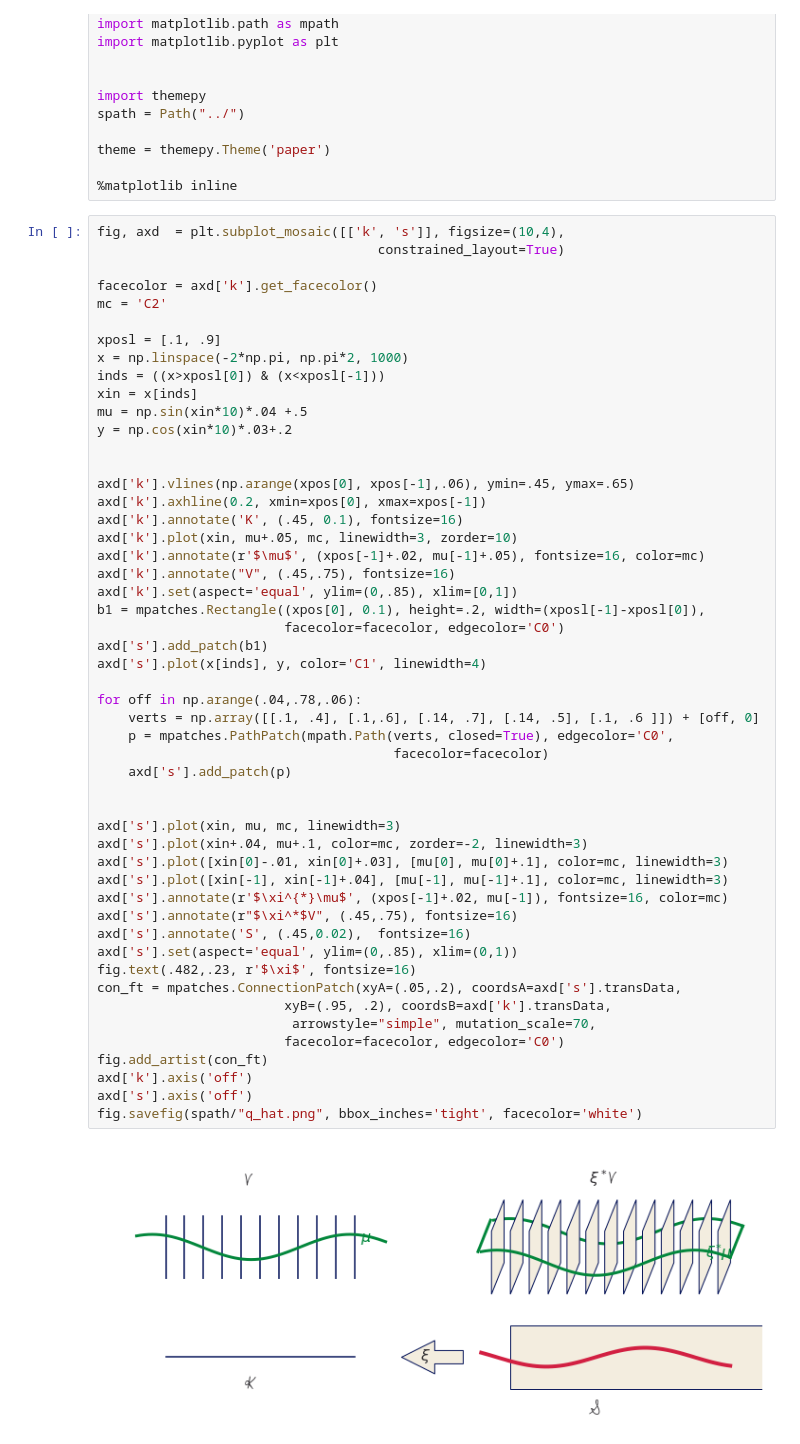
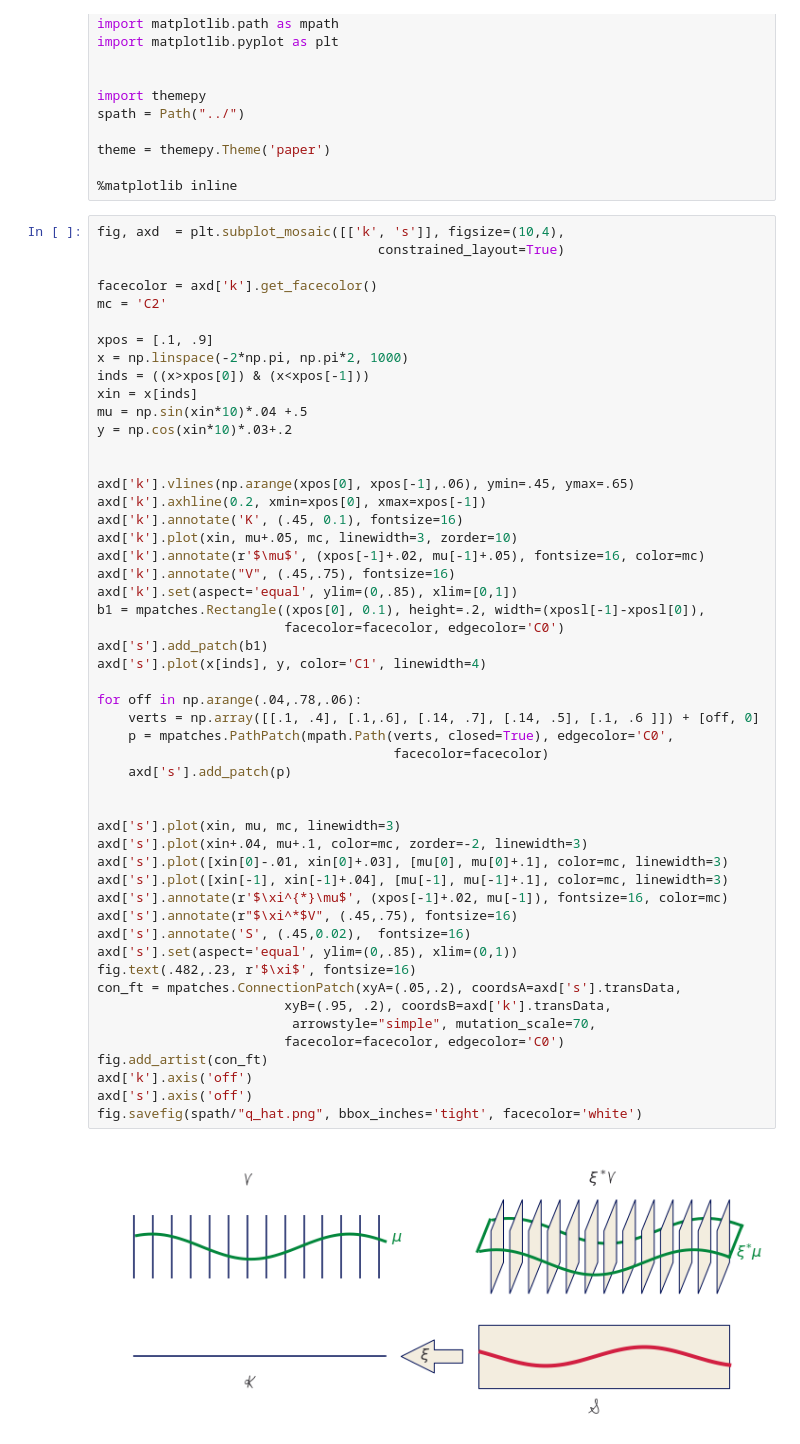
Before and after one commit to story645/proposal, a Jupyter notebook: paper/figures/code/q_figures.ipynb, the cells around one changed output. Saved outputs shown, nothing was run; the diff lists cells and outputs as text.

```diff
--- a/paper/figures/code/q_figures.ipynb
+++ b/paper/figures/code/q_figures.ipynb
@@ -28,9 +28,9 @@ fig, axd  = plt.subplot_mosaic([['k', 's']], figsize=(10,4),
 facecolor = axd['k'].get_facecolor()
 mc = 'C2'
 
-xposl = [.1, .9]
+xpos = [.1, .9]
 x = np.linspace(-2*np.pi, np.pi*2, 1000)
-inds = ((x>xposl[0]) & (x<xposl[-1]))
+inds = ((x>xpos[0]) & (x<xpos[-1]))
 xin = x[inds]
 mu = np.sin(xin*10)*.04 +.5
 y = np.cos(xin*10)*.03+.2
@@ -46,34 +46,34 @@ axd['k'].set(aspect='equal', ylim=(0,.85), xlim=[0,1])
 b1 = mpatches.Rectangle((xpos[0], 0.1), height=.2, width=(xposl[-1]-xposl[0]),
                         facecolor=facecolor, edgecolor='C0')
 axd['s'].add_patch(b1)
 axd['s'].plot(x[inds], y, color='C1', linewidth=4)
 
 for off in np.arange(.04,.78,.06):
     verts = np.array([[.1, .4], [.1,.6], [.14, .7], [.14, .5], [.1, .6 ]]) + [off, 0]
     p = mpatches.PathPatch(mpath.Path(verts, closed=True), edgecolor='C0',
                                       facecolor=facecolor)
     axd['s'].add_patch(p)
 
 
 axd['s'].plot(xin, mu, mc, linewidth=3)
 axd['s'].plot(xin+.04, mu+.1, color=mc, zorder=-2, linewidth=3)
 axd['s'].plot([xin[0]-.01, xin[0]+.03], [mu[0], mu[0]+.1], color=mc, linewidth=3)
 axd['s'].plot([xin[-1], xin[-1]+.04], [mu[-1], mu[-1]+.1], color=mc, linewidth=3)
 axd['s'].annotate(r'$\xi^{*}\mu$', (xpos[-1]+.02, mu[-1]), fontsize=16, color=mc)
 axd['s'].annotate(r"$\xi^*$V", (.45,.75), fontsize=16)
 axd['s'].annotate('S', (.45,0.02),  fontsize=16)
 axd['s'].set(aspect='equal', ylim=(0,.85), xlim=(0,1))
 fig.text(.482,.23, r'$\xi$', fontsize=16)
 con_ft = mpatches.ConnectionPatch(xyA=(.05,.2), coordsA=axd['s'].transData,
                         xyB=(.95, .2), coordsB=axd['k'].transData,
                          arrowstyle="simple", mutation_scale=70,
                         facecolor=facecolor, edgecolor='C0')
 fig.add_artist(con_ft)
 axd['k'].axis('off')
 axd['s'].axis('off')
 fig.savefig(spath/"q_hat.png", bbox_inches='tight', facecolor='white')
 # %% [output]
-[figure, old version]
+[figure, new version]
 # %%
 fig, axd = plt.subplot_mosaic([['Es', 'Vs', 'Hs'],
                                ['El', 'Vl', 'Hl'],
```
Also changed, not shown: parts of 3 cells of this notebook, 1 other file.
